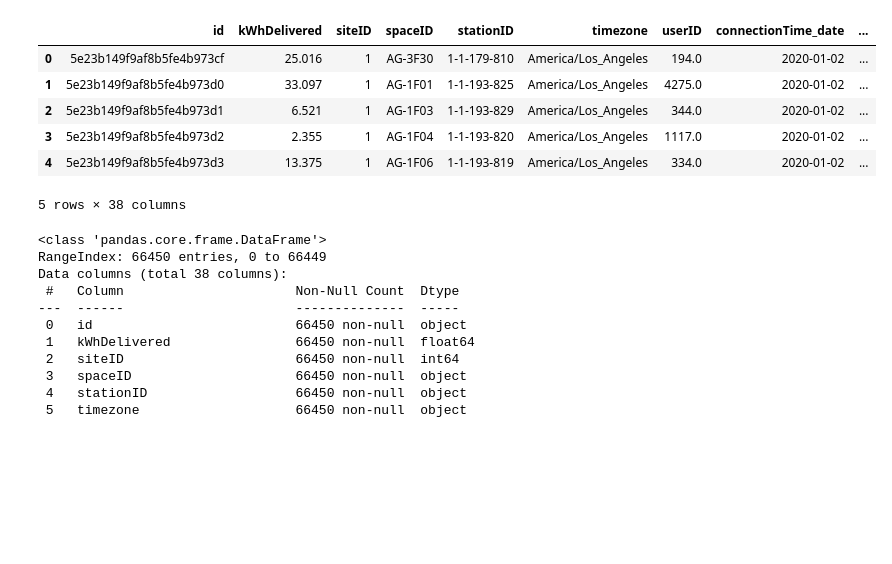
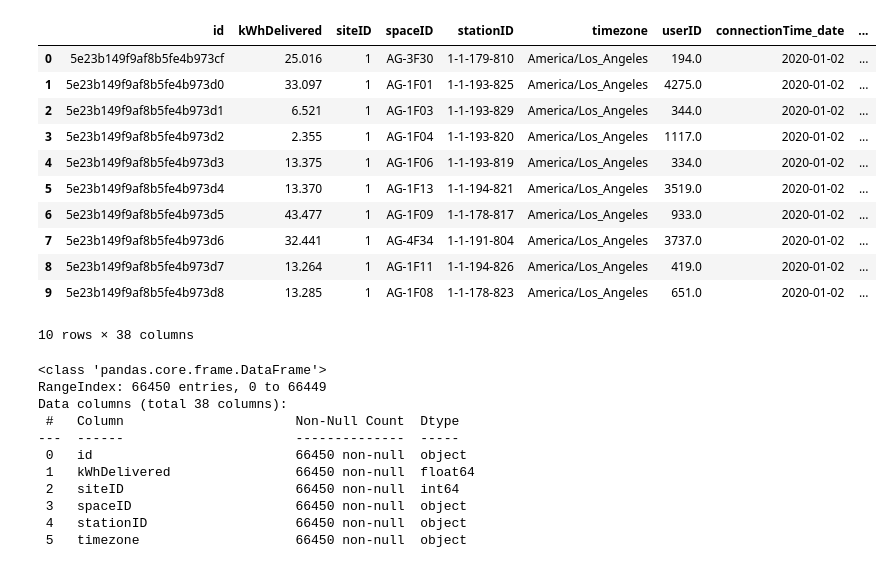
Before and after one commit to ge02/GinyuForce, a Jupyter notebook: Clustering.ipynb, the cells around one changed output. Saved outputs shown, nothing was run; the diff lists cells and outputs as text; code cells hidden in the pictures; blank space fills up the shorter version.

```diff
--- a/Clustering.ipynb
+++ b/Clustering.ipynb
@@ -9,15 +20,20 @@ import seaborn as sns
 # %%
 # load dataset
-charging_set = pd.read_csv("data/cleaned_charging_set.csv")
+charging_set_complete = pd.read_csv("data/cleaned_charging_set.csv")
 # %%
-# look at dataset for feature selection
-charging_set.head()
+# look at dataset again
+charging_set_complete.head(10)
 # %% [output]
 |  | id | kWhDelivered | siteID | spaceID | stationID | timezone | userID | connectionTime_date | ... |
 | 0 | 5e23b149f9af8b5fe4b973cf | 25.016 | 1 | AG-3F30 | 1-1-179-810 | America/Los_Angeles | 194.0 | 2020-01-02 | ... |
 | 1 | 5e23b149f9af8b5fe4b973d0 | 33.097 | 1 | AG-1F01 | 1-1-193-825 | America/Los_Angeles | 4275.0 | 2020-01-02 | ... |
 | 2 | 5e23b149f9af8b5fe4b973d1 | 6.521 | 1 | AG-1F03 | 1-1-193-829 | America/Los_Angeles | 344.0 | 2020-01-02 | ... |
 | 3 | 5e23b149f9af8b5fe4b973d2 | 2.355 | 1 | AG-1F04 | 1-1-193-820 | America/Los_Angeles | 1117.0 | 2020-01-02 | ... |
 | 4 | 5e23b149f9af8b5fe4b973d3 | 13.375 | 1 | AG-1F06 | 1-1-193-819 | America/Los_Angeles | 334.0 | 2020-01-02 | ... |
+| 5 | 5e23b149f9af8b5fe4b973d4 | 13.370 | 1 | AG-1F13 | 1-1-194-821 | America/Los_Angeles | 3519.0 | 2020-01-02 | ... |
+| 6 | 5e23b149f9af8b5fe4b973d5 | 43.477 | 1 | AG-1F09 | 1-1-178-817 | America/Los_Angeles | 933.0 | 2020-01-02 | ... |
+| 7 | 5e23b149f9af8b5fe4b973d6 | 32.441 | 1 | AG-4F34 | 1-1-191-804 | America/Los_Angeles | 3737.0 | 2020-01-02 | ... |
+| 8 | 5e23b149f9af8b5fe4b973d7 | 13.264 | 1 | AG-1F11 | 1-1-194-826 | America/Los_Angeles | 419.0 | 2020-01-02 | ... |
+| 9 | 5e23b149f9af8b5fe4b973d8 | 13.285 | 1 | AG-1F08 | 1-1-178-823 | America/Los_Angeles | 651.0 | 2020-01-02 | ... |
-5 rows × 38 columns
+10 rows × 38 columns
 # %%
```
Also changed, not shown: parts of 33 cells of this notebook.
